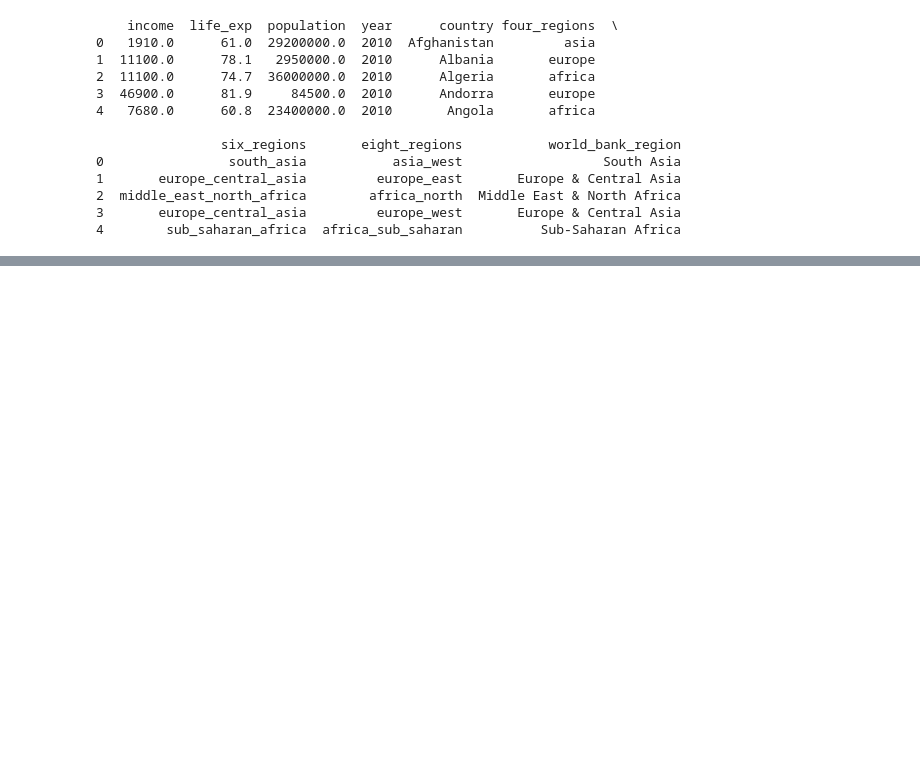
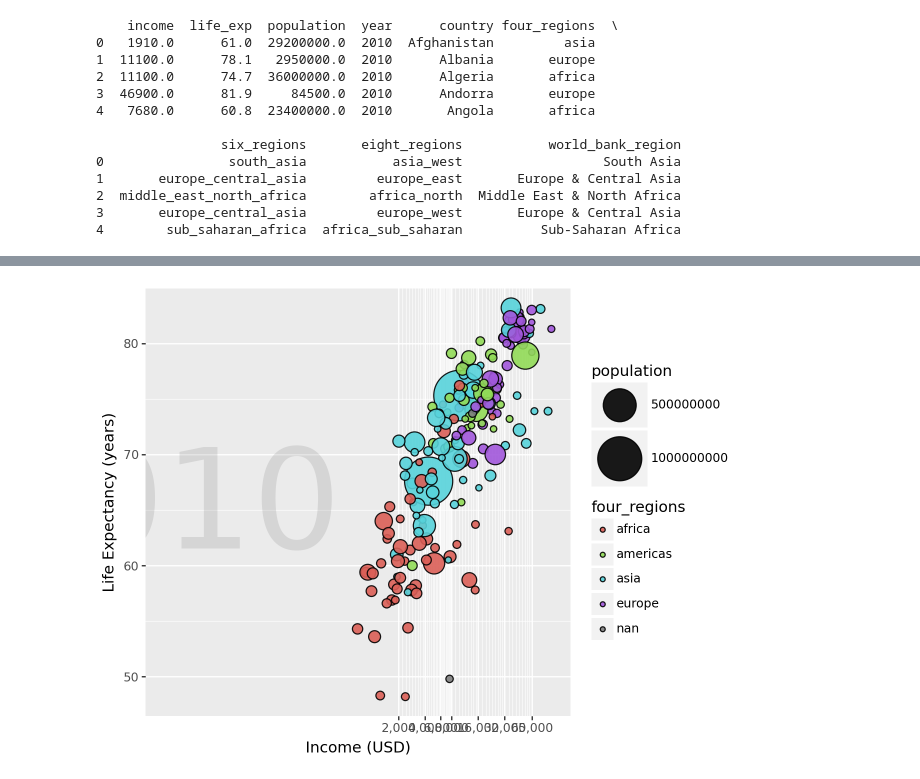
Before and after one commit to hblinken/GSB-544, a Jupyter notebook: Lab_1.ipynb, the cells around one changed output, grey strips where cells are left out. Saved outputs shown, nothing was run; the diff lists cells and outputs as text; code cells hidden in the pictures; blank space fills up the shorter version.

```diff
--- a/Lab_1.ipynb
+++ b/Lab_1.ipynb
@@ -36,0 +74,27 @@ q3_data = pd.read_csv("C:/Users/hblin/OneDrive - Cal Poly/GSB 544/q3data.csv")
+# %%
+import numpy as np
+# Shift income slightly to avoid zero values in log scale (add a small constant)
+q1_data_filtered['income_shifted'] = q1_data_filtered['income'] + 1
+
+# Custom breaks for the x-axis after log-like transformation
+x_breaks = [2000, 4000, 6000, 8000, 16000, 32000, 65000]
+
+# Create the plot
+(ggplot(q1_data_filtered,
+       aes(
+           x="income_shifted",  # Use the shifted income column
+           y="life_exp",
+           fill="four_regions",
+           size="population",
+           label="country"
+       ))
+ + geom_point(alpha=0.9)
+ # + geom_text(ha='left', va='bottom')
+ + labs(x="Income (USD)", y="Life Expectancy (years)")
+ + scale_size(range=(2, 20))
+ # Use scale_x_continuous for manual control over breaks and labels
+ + scale_x_continuous(trans='log10', breaks=x_breaks, labels=[f"{b:,}" for b in x_breaks])
+ + annotate('text', x=np.log10(30000 + 1), y=65, label=str(year), size=100, alpha=0.2, color='gray')
+)
+# %% [output]
+[figure, added]
```
Also changed, not shown: parts of 11 cells of this notebook, 7 other files.
